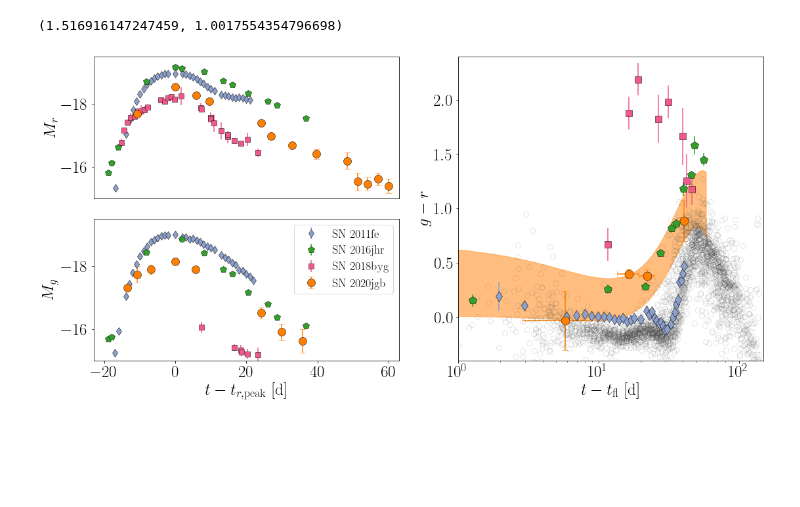
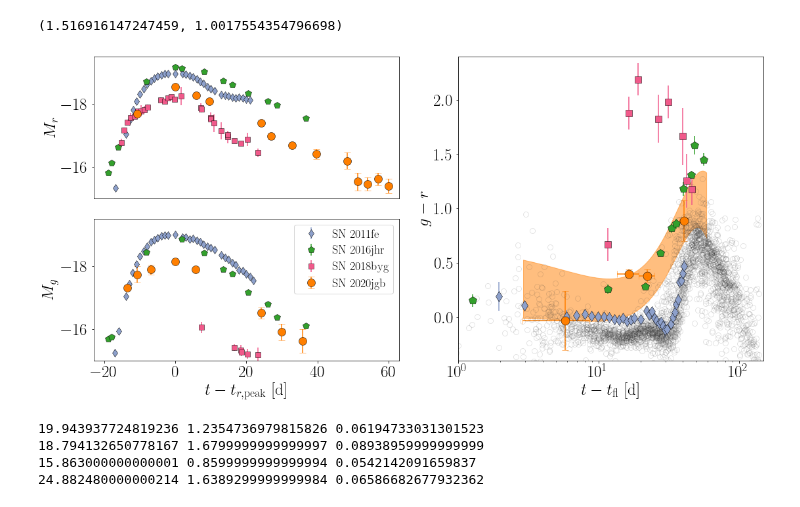
Before and after one commit to slowdivePTG/SN2020jgb, a Jupyter notebook: lc/model_lc.ipynb, the cells around one changed output. Cells and saved outputs as stored; diff of their text form; code cells hidden in the pictures; blank space fills up the shorter version.

```diff
--- a/lc/model_lc.ipynb
+++ b/lc/model_lc.ipynb
@@ -283,7 +283,7 @@ def mag1_mag2(X, Y, bin_size=1, intp=False):
 gr_gp = gmag_pred - rmag_pred
 gr_unc_gp = (dgmag_pred**2 + drmag_pred**2)**.5
 # %%
-model = glob.glob('../../Mtot0.95/*.dat')
+model = glob.glob('../../Mtot0.95/*lightcurve.dat')
 model.sort()
 
 plt.figure(figsize=(8, 8))
@@ -555,7 +555,7 @@ for x, x1, ax in zip([X, Y], [X1, Y1], [ax1, ax2]):
     gp = GPR(kernel=kernel, alpha=mag_unc1**2, n_restarts_optimizer=25)
     gp.fit(np.atleast_2d(t1).T, mag1)
 
-    tgp = np.linspace(tfl, 59030, 100)
+    tgp = np.linspace(tfl+3, 59030, 100)
     mag_pred, dmag_pred = gp.predict(np.atleast_2d(tgp).T, return_std=1)
     Mag_pred.append(mag_pred)
     Mag_pred_unc.append(dmag_pred)
@@ -608,31 +608,31 @@ ax3.errorbar((dT - tfl) / (1 + z),
              dmag,
              xerr=tfl_unc / (1 + z),
              yerr=Unc,
              fmt='o',
              markersize=13,
              capsize=5,
              markeredgecolor='k',
              markeredgewidth=.5,
              color=col_20jgb)
 ax3.fill_between((tgp - tfl) / (1 + z),
                  gr_gp - gr_unc_gp,
                  gr_gp + gr_unc_gp,
                  color=col_20jgb,
                  alpha=0.5)
 ax3.plot(gr_population.iloc[normal_ia].t.values,
          gr_population.iloc[normal_ia].gr.values,
          'o',
          color='None',
          mec='0.2',
          mew=0.4,
          ms=8,
          alpha=0.3)
 ax3.set_ylim(-0.4, 2.4)
 ax3.set_xlim(1, 150)
 ax3.set_ylabel('$g-r$')
 ax3.set_xlabel('$t-t_\mathrm{fl}\ [\mathrm{d}]$')
 ax3.set_xscale('log')
 plt.tight_layout()
 plt.savefig('../paper/figures/photometry.pdf', bbox_inches='tight')
 # %% [output]
-[figure, old version]
+[figure, new version]
@@ -638,0 +647,10 @@ plt.savefig('../paper/figures/photometry.pdf', bbox_inches='tight')
+# %%
+decline_rate(fe_g_bin)
+decline_rate(jhr_g_bin)
+decline_rate(np.array([byg_g['Phase'], byg_g['Mag']]).T)
+decline_rate(X1) #20jgb
+# %% [output]
+19.943937724819236 1.2354736979815826 0.06194733031301523
+18.794132650778167 1.6799999999999997 0.08938959999999999
+15.863000000000001 0.8599999999999994 0.0542142091659837
+24.882480000000214 1.6389299999999984 0.06586682677932362
```
Also changed, not shown: parts of 1 cell of this notebook, 27 other files.
